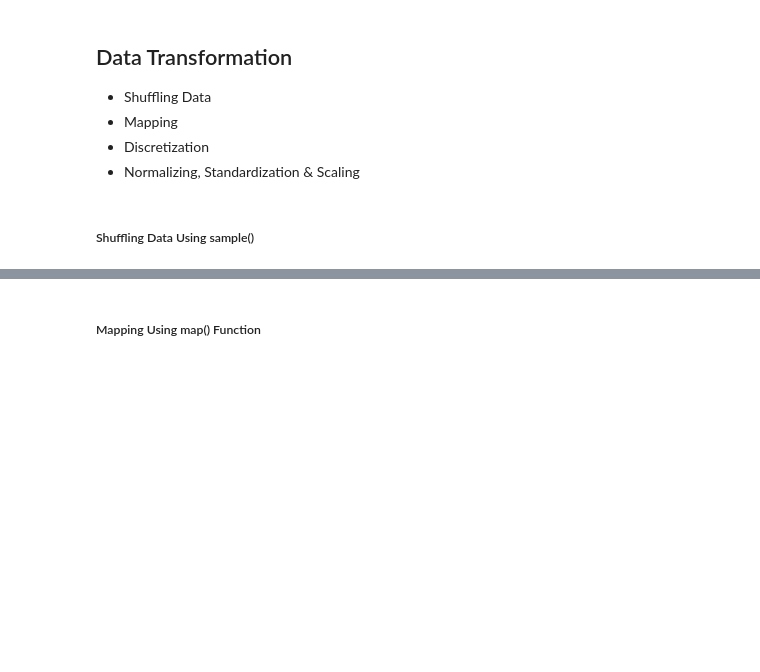
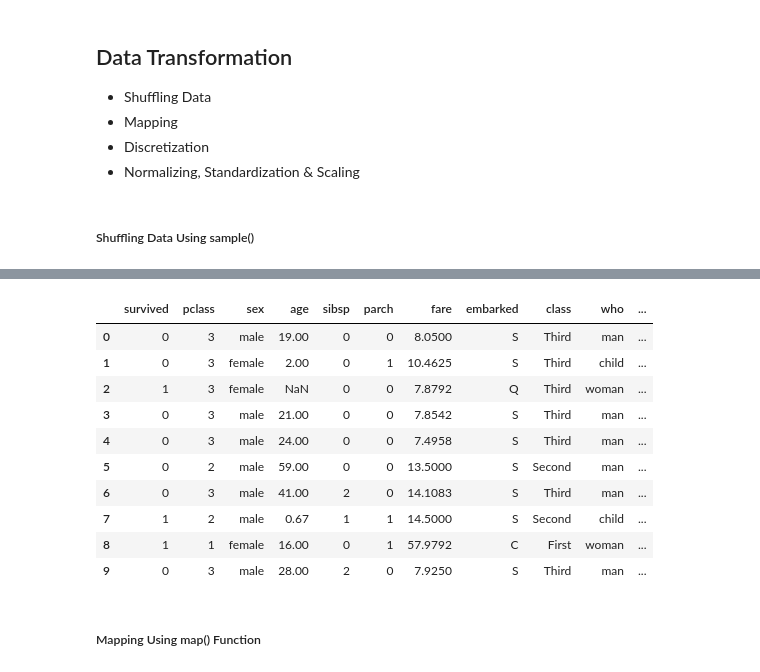
Before and after one commit to Eslamadelelkhouly/AI-projects, a Jupyter notebook: python for data analysis/s07a-data-cleaning-and-preparation.ipynb, the cells around one changed output, grey strips where cells are left out. Saved outputs shown, nothing was run; the diff lists cells and outputs as text; code cells hidden in the pictures; blank space fills up the shorter version.

```diff
--- a/python for data analysis/s07a-data-cleaning-and-preparation.ipynb
+++ b/python for data analysis/s07a-data-cleaning-and-preparation.ipynb
@@ -966,6 +969,19 @@ titanic.sample()
 # %%
-titanic_sample = titanic.sample(10).reset_index(drop=True)
-titanic_sample
+t_sample = titanic.sample(10)
+# %%
+t_sample.reset_index(drop=True)
+# %% [output]
+|  | survived | pclass | sex | age | sibsp | parch | fare | embarked | class | who | ... |
+| 0 | 0 | 3 | male | 19.00 | 0 | 0 | 8.0500 | S | Third | man | ... |
+| 1 | 0 | 3 | female | 2.00 | 0 | 1 | 10.4625 | S | Third | child | ... |
+| 2 | 1 | 3 | female | NaN | 0 | 0 | 7.8792 | Q | Third | woman | ... |
+| 3 | 0 | 3 | male | 21.00 | 0 | 0 | 7.8542 | S | Third | man | ... |
+| 4 | 0 | 3 | male | 24.00 | 0 | 0 | 7.4958 | S | Third | man | ... |
+| 5 | 0 | 2 | male | 59.00 | 0 | 0 | 13.5000 | S | Second | man | ... |
+| 6 | 0 | 3 | male | 41.00 | 2 | 0 | 14.1083 | S | Third | man | ... |
+| 7 | 1 | 2 | male | 0.67 | 1 | 1 | 14.5000 | S | Second | child | ... |
+| 8 | 1 | 1 | female | 16.00 | 0 | 1 | 57.9792 | C | First | woman | ... |
+| 9 | 0 | 3 | male | 28.00 | 2 | 0 | 7.9250 | S | Third | man | ... |
 # %% [markdown]
 ##### Mapping Using map() Function
 # %%
```
Also changed, not shown: parts of 10 cells of this notebook, 1 other file.
